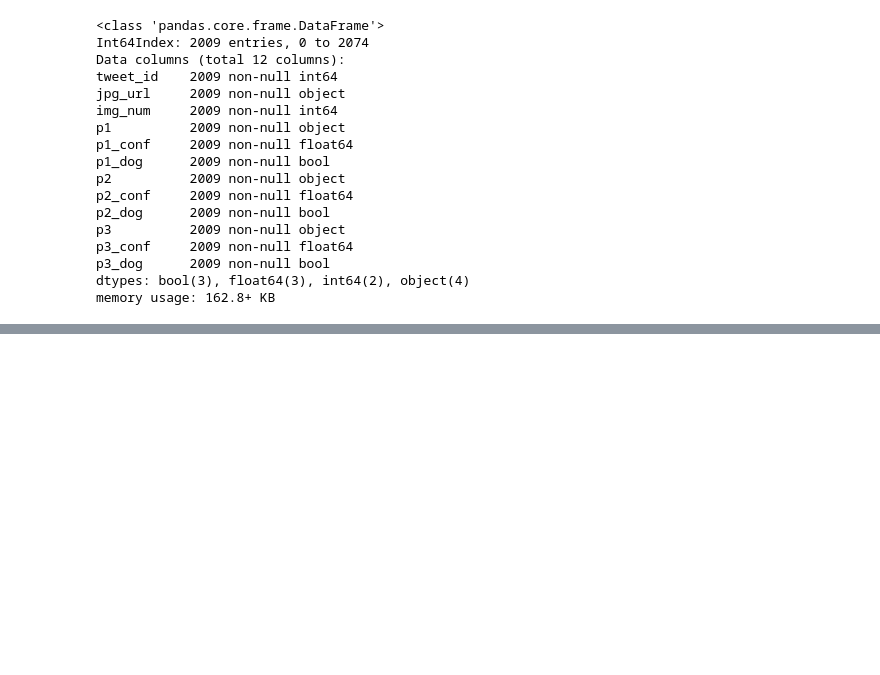
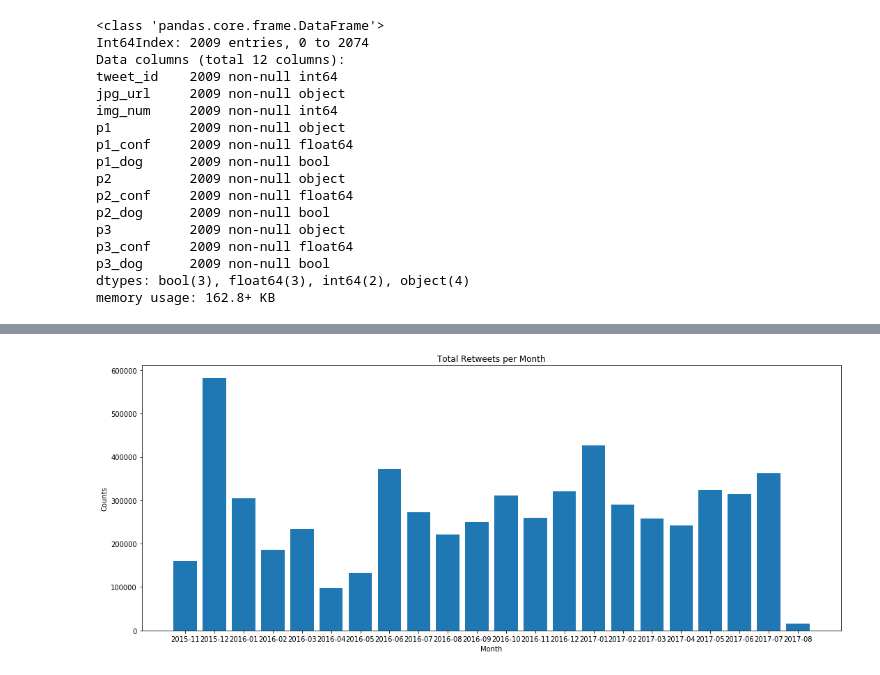
Before and after one commit to iRaied/Wrangling-WeRateDogs, a Jupyter notebook: Wrangling_WeRateDogs.ipynb, the cells around one changed output, grey strips where cells are left out. Saved outputs shown, nothing was run; the diff lists cells and outputs as text; code cells hidden in the pictures; blank space fills up the shorter version.

Commit message:
finish assessing, cleaning, storing, analyzing, and visualizing

```diff
--- a/Wrangling_WeRateDogs.ipynb
+++ b/Wrangling_WeRateDogs.ipynb
@@ -901,0 +1189,4 @@ memory usage: 162.8+ KB
+# %%
+# Test the saved files
+archive = pd.read_csv('twitter_archive_master.csv')
+image_prediction = pd.read_csv('image_prediction_v1.csv')
@@ -901,0 +1282,6 @@ memory usage: 162.8+ KB
+# %%
+arch = archive.copy()
+# %%
+# to plot based on each month of each year
+arch.timestamp = [x[:7] for x in arch['timestamp']]
+arch.head()
@@ -901,0 +1315,17 @@ memory usage: 162.8+ KB
+# %%
+fig, ax = plt.subplots(figsize=(18,7))
+locations = ['2015-11', '2015-12', '2016-01', '2016-02', '2016-03', '2016-04', '2016-05', '2016-06', '2016-07',
+          '2016-08', '2016-09', '2016-10', '2016-11', '2016-12', '2017-01', '2017-02', '2017-03', '2017-04', '2017-05',
+          '2017-06', '2017-07', '2017-08']
+heights = arch.groupby(['timestamp']).sum()['retweet_count']
+labels = ['2015-11', '2015-12', '2016-01', '2016-02', '2016-03', '2016-04', '2016-05', '2016-06', '2016-07',
+          '2016-08', '2016-09', '2016-10', '2016-11', '2016-12', '2017-01', '2017-02', '2017-03', '2017-04', '2017-05',
+          '2017-06', '2017-07', '2017-08']
+plt.bar(locations, heights, tick_label=labels)
+plt.title('Total Retweets per Month')
+plt.xlabel('Month')
+plt.ylabel('Counts')
+plt.legend()
+plt.savefig('fig1.png');
+# %% [output]
+[figure, added]
```
Also changed, not shown: parts of 81 cells of this notebook.
